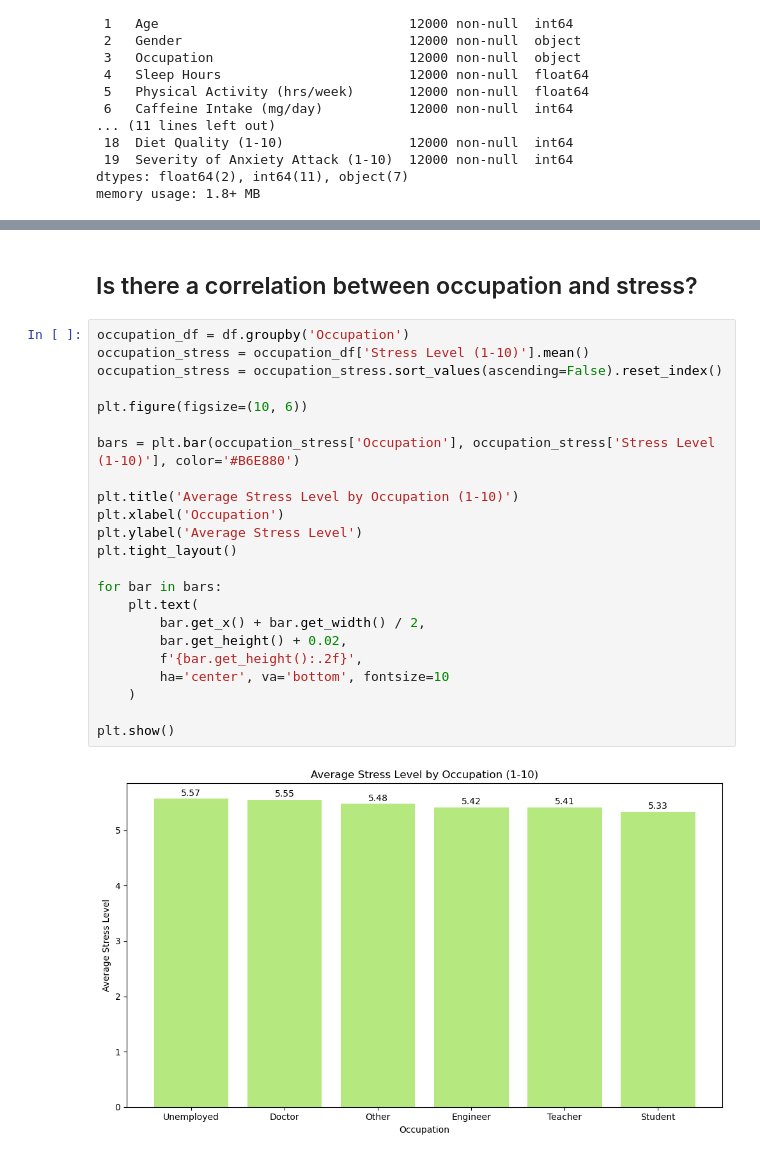
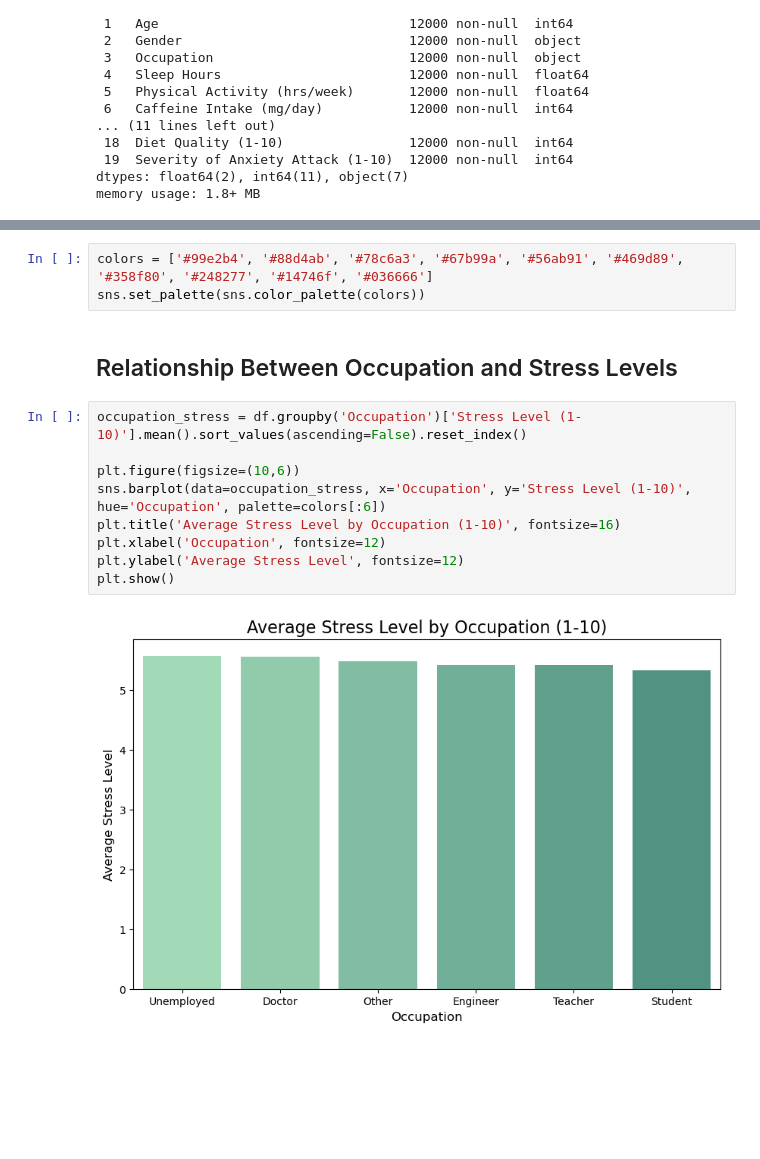
Before and after one commit to jonc1412/EDA-projects, a Jupyter notebook: anxiety-attack/anxiety_attack_analysis.ipynb, the cells around one changed output, grey strips where cells are left out. Cells and saved outputs as stored; diff of their text form; blank space fills up the shorter version.

Commit message:
Changed matplotlib to seaborn graphs for better aesthetics

```diff
--- a/anxiety-attack/anxiety_attack_analysis.ipynb
+++ b/anxiety-attack/anxiety_attack_analysis.ipynb
@@ -91,30 +91,19 @@ df.describe()
 | 50% | 6000.50000 | 41.00000 | 6.500000 | 5.000000 | 244.000000 | 9.000000 | ... |
 | 75% | 9000.25000 | 53.00000 | 8.200000 | 7.525000 | 371.000000 | 15.000000 | ... |
 | max | 12000.00000 | 64.00000 | 10.000000 | 10.000000 | 499.000000 | 19.000000 | ... |
-# %% [markdown]
-## Is there a correlation between occupation and stress?
+# %%
+colors = ['#99e2b4', '#88d4ab', '#78c6a3', '#67b99a', '#56ab91', '#469d89', '#358f80', '#248277', '#14746f', '#036666']
+sns.set_palette(sns.color_palette(colors))
+# %% [markdown]
+## Relationship Between Occupation and Stress Levels
 # %%
-occupation_df = df.groupby('Occupation')
-occupation_stress = occupation_df['Stress Level (1-10)'].mean()
-occupation_stress = occupation_stress.sort_values(ascending=False).reset_index()
+occupation_stress = df.groupby('Occupation')['Stress Level (1-10)'].mean().sort_values(ascending=False).reset_index()
 
-plt.figure(figsize=(10, 6))
-
-bars = plt.bar(occupation_stress['Occupation'], occupation_stress['Stress Level (1-10)'], color='#B6E880')
-
-plt.title('Average Stress Level by Occupation (1-10)')
-plt.xlabel('Occupation')
-plt.ylabel('Average Stress Level')
-plt.tight_layout()
-
-for bar in bars:
-    plt.text(
-        bar.get_x() + bar.get_width() / 2,
-        bar.get_height() + 0.02,
-        f'{bar.get_height():.2f}',
-        ha='center', va='bottom', fontsize=10
-    )
-
+plt.figure(figsize=(10,6))
+sns.barplot(data=occupation_stress, x='Occupation', y='Stress Level (1-10)', hue='Occupation', palette=colors[:6])
+plt.title('Average Stress Level by Occupation (1-10)', fontsize=16)
+plt.xlabel('Occupation', fontsize=12)
+plt.ylabel('Average Stress Level', fontsize=12)
 plt.show()
 # %% [output]
-[figure, old version]
+[figure, new version]
```
Also changed, not shown: parts of 9 cells of this notebook.
